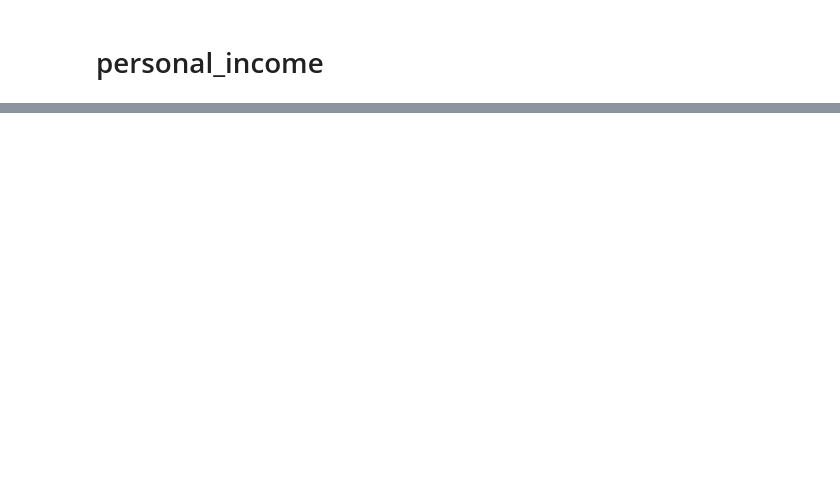
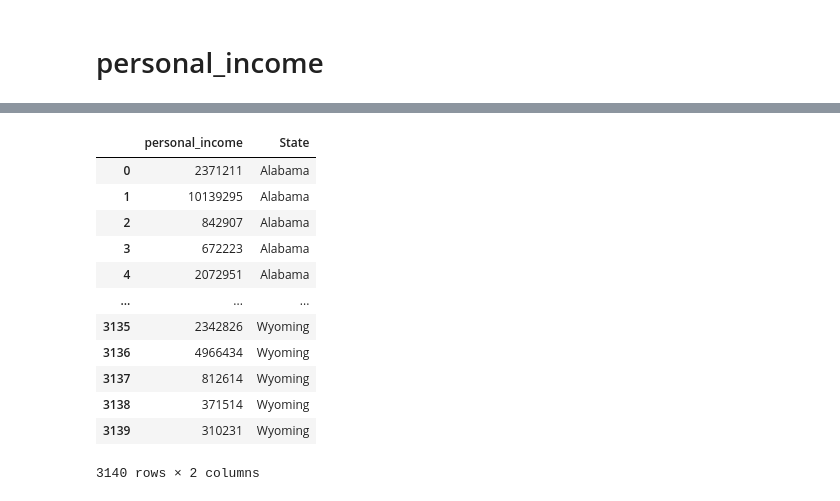
Before and after one commit to andtay/Machine_Learning_Based_Demand_Forecasting, a Jupyter notebook: src/data.ipynb, the cells around one changed output, grey strips where cells are left out. Drawn from its saved outputs; the diff is of its cells as text; code cells hidden in the pictures; blank space fills up the shorter version.

```diff
--- a/src/data.ipynb
+++ b/src/data.ipynb
@@ -417,0 +624,46 @@ td.head()
+# %%
+# Paso 1: Crear un diccionario de abreviaciones a nombres completos
+if 'State' not in pincome.columns:
+    us_state_abreviatura = {
+    'AL': 'Alabama', 'AK': 'Alaska', 'AZ': 'Arizona', 'AR': 'Arkansas',
+    'CA': 'California', 'CO': 'Colorado', 'CT': 'Connecticut', 'DE': 'Delaware',
+    'FL': 'Florida', 'GA': 'Georgia', 'HI': 'Hawaii', 'ID': 'Idaho',
+    'IL': 'Illinois', 'IN': 'Indiana', 'IA': 'Iowa', 'KS': 'Kansas',
+    'KY': 'Kentucky', 'LA': 'Louisiana', 'ME': 'Maine', 'MD': 'Maryland',
+    'MA': 'Massachusetts', 'MI': 'Michigan', 'MN': 'Minnesota', 'MS': 'Mississippi',
+    'MO': 'Missouri', 'MT': 'Montana', 'NE': 'Nebraska', 'NV': 'Nevada',
+    'NH': 'New Hampshire', 'NJ': 'New Jersey', 'NM': 'New Mexico', 'NY': 'New York',
+    'NC': 'North Carolina', 'ND': 'North Dakota', 'OH': 'Ohio', 'OK': 'Oklahoma',
+    'OR': 'Oregon', 'PA': 'Pennsylvania', 'RI': 'Rhode Island', 'SC': 'South Carolina',
+    'SD': 'South Dakota', 'TN': 'Tennessee', 'TX': 'Texas', 'UT': 'Utah',
+    'VT': 'Vermont', 'VA': 'Virginia', 'WA': 'Washington', 'WV': 'West Virginia',
+    'WI': 'Wisconsin', 'WY': 'Wyoming'
+}
+
+    # Paso 2: Extraer el código del estado
+    pincome['State_abreviatura'] = pincome['Estado'].str.split(',').str[1].str.strip()
+
+    # Paso 3: Convertirlo a nombre completo
+    pincome['State'] = pincome['State_abreviatura'].map(us_state_abreviatura)
+
+    # Paso 4: Limpiar columnas
+    pincome.drop(columns=['Estado', 'State_abreviatura'], inplace=True)
+
+    # Paso 5: Renombrar
+pincome.rename(columns={'Ingresos_personales_2018': 'personal_income'}, inplace=True)
+
+pincome
+# %% [output]
+|  | personal_income | State |
+| 0 | 2371211 | Alabama |
+| 1 | 10139295 | Alabama |
+| 2 | 842907 | Alabama |
+| 3 | 672223 | Alabama |
+| 4 | 2072951 | Alabama |
+| ... | ... | ... |
+| 3135 | 2342826 | Wyoming |
+| 3136 | 4966434 | Wyoming |
+| 3137 | 812614 | Wyoming |
+| 3138 | 371514 | Wyoming |
+| 3139 | 310231 | Wyoming |
+3140 rows × 2 columns
```
Also changed, not shown: parts of 47 cells of this notebook, 1 other file.
